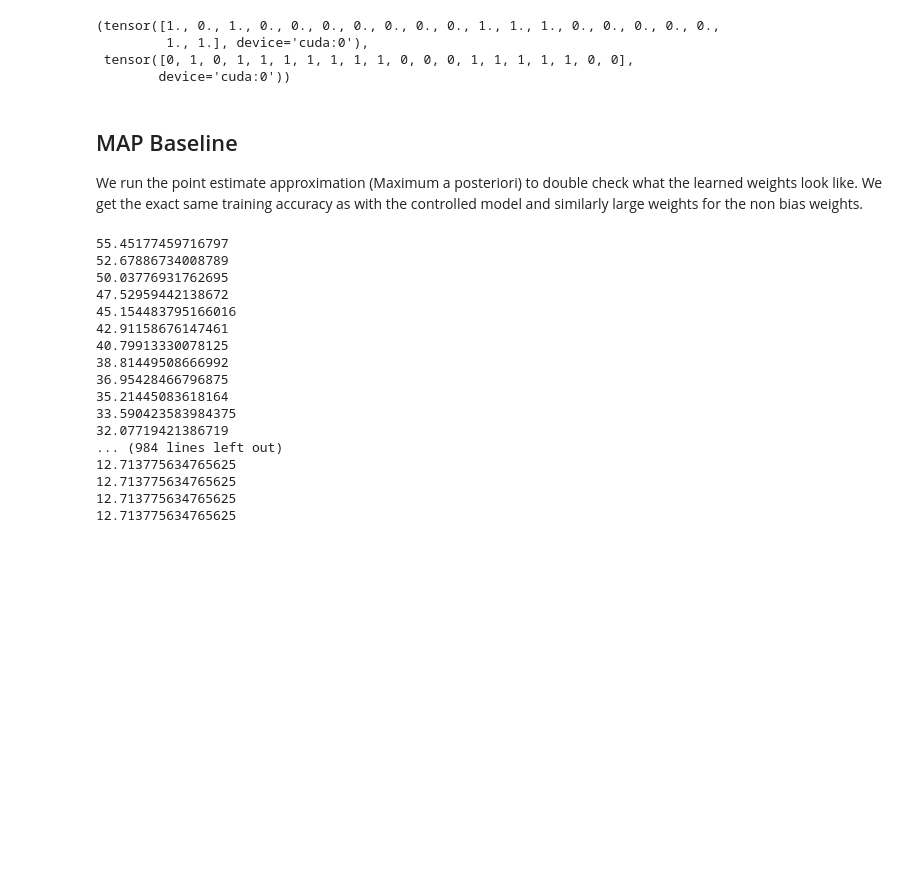
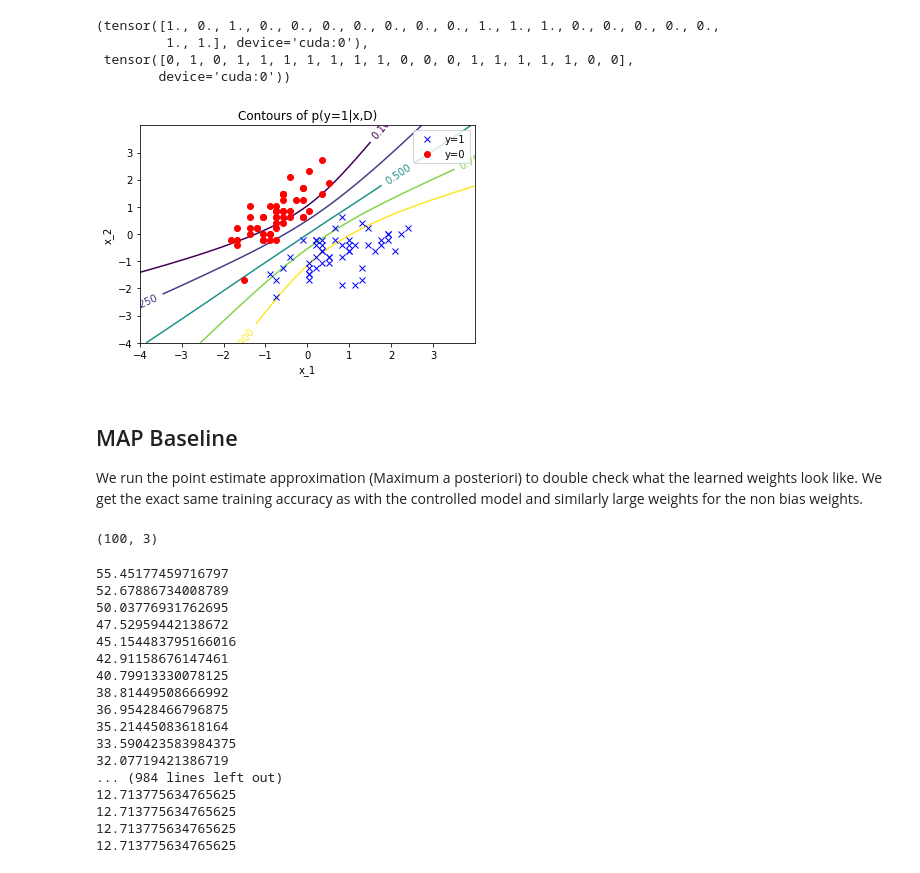
Before and after one commit to franciscovargas/ControlledFollmerDrift, a Jupyter notebook: notebooks/LogisticRegressionExample.ipynb, the cells around one changed output. Cells and saved outputs as stored; diff of their text form; code cells hidden in the pictures; blank space fills up the shorter version.

```diff
--- a/notebooks/LogisticRegressionExample.ipynb
+++ b/notebooks/LogisticRegressionExample.ipynb
@@ -270,10 +270,46 @@ y_test, (pred_test < 0.5).long()
          1., 1.], device='cuda:0'),
  tensor([0, 1, 0, 1, 1, 1, 1, 1, 1, 1, 0, 0, 0, 1, 1, 1, 1, 1, 0, 0],
         device='cuda:0'))
+# %%
+plt.clf()
+
+scaler = StandardScaler()
+X_scaled2 = scaler.fit_transform(X)
+
+plt.plot(X_scaled2[y==1, 1], X_scaled2[y==1, 2], 'bx')
+plt.plot(X_scaled2[y==0, 1], X_scaled2[y==0, 2], 'ro')
+plt.legend(('y=1', 'y=0'))
+
+
+# # Overlay contour plot of approximate predictive distribution:
+x_grid = np.arange(-4, 4, 0.005)
+X1, X2 = np.meshgrid(x_grid, x_grid)
+NG = X1.size
+X_test_2 = np.hstack((np.ones((NG,1)), X1.reshape(NG,1), X2.reshape(NG,1)))
+X_test_2.shape
+
+X_test_2_tt = torch.tensor(X_test_2).to(device).float()
+p_test  = torch.sigmoid(X_test_2_tt.cpu().mm(Θ_1.cpu().T)).mean(axis=1).detach().cpu().numpy()
+
+# kappa = 1.0 / np.sqrt(1 + (np.pi/8)*np.sum(np.dot(X_test,V)*X_test, 1))
+# p_test = 1.0 / (1+np.exp(-np.dot(X_test,mm)*kappa))
+P = np.reshape(p_test, X1.shape)
+CS = plt.contour(X1, X2, P, [0.1,0.25,0.5,0.75,0.9])
+plt.clabel(CS)
+plt.xlabel('x_1')
+plt.ylabel('x_2')
+plt.title('Contours of p(y=1|x,D)')
+plt.show()
+# %% [output]
+[figure, added]
 # %% [markdown]
 ## MAP Baseline
 
 We run the point estimate approximation (Maximum a posteriori) to double check what the learned weights look like.  We get the  exact same training accuracy as with the controlled model and similarly large weights for the non bias weights.
+# %%
+X.shape
+# %% [output]
+(100, 3)
 # %%
 Θ_map = torch.zeros((1, dim), requires_grad=True, device=device)
 optimizer_map = torch.optim.Adam([Θ_map], lr=0.05)
```
Also changed, not shown: parts of 6 cells of this notebook, 1 other file.
